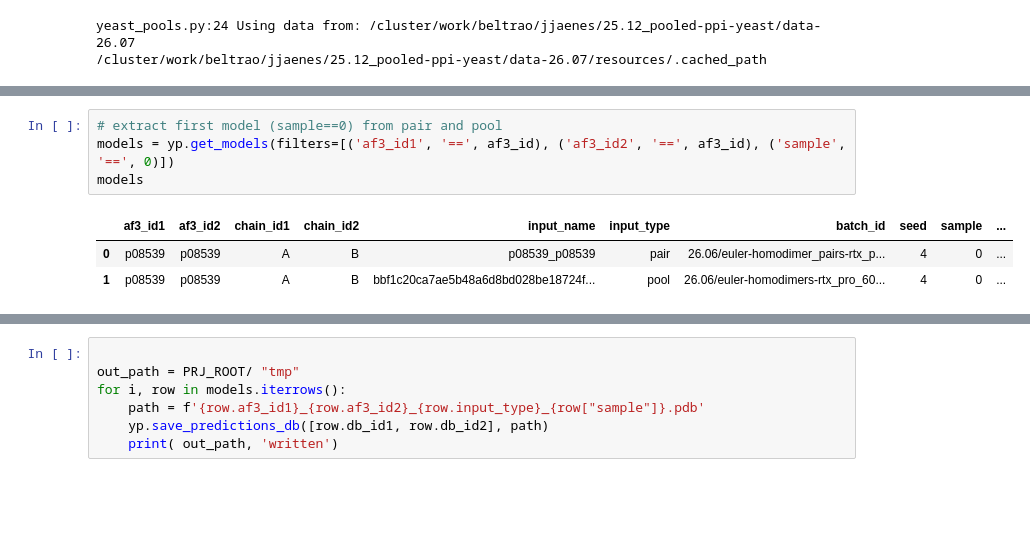
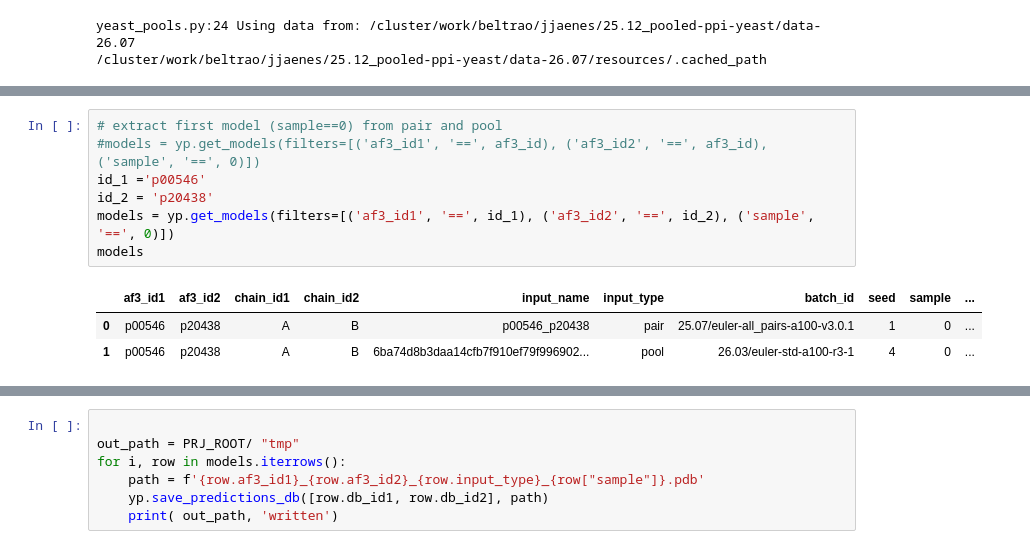
Before and after one commit to Kim-Dammer/master_thesis, a Jupyter notebook: notebooks/08_homomultimers.ipynb, the cells around one changed output, grey strips where cells are left out. Drawn from its saved outputs; the diff is of its cells as text; blank space fills up the shorter version.

```diff
--- a/notebooks/08_homomultimers.ipynb
+++ b/notebooks/08_homomultimers.ipynb
@@ -33,8 +33,11 @@ yp.get_models(filters=[('af3_id1', '==', af3_id), ('af3_id2', '==', af3_id)])
 # %%
 # extract first model (sample==0) from pair and pool
-models = yp.get_models(filters=[('af3_id1', '==', af3_id), ('af3_id2', '==', af3_id), ('sample', '==', 0)])
+#models = yp.get_models(filters=[('af3_id1', '==', af3_id), ('af3_id2', '==', af3_id), ('sample', '==', 0)])
+id_1 ='p00546'
+id_2 = 'p20438'
+models = yp.get_models(filters=[('af3_id1', '==', id_1), ('af3_id2', '==', id_2), ('sample', '==', 0)])
 models
 # %% [output]
 |  | af3_id1 | af3_id2 | chain_id1 | chain_id2 | input_name | input_type | batch_id | seed | sample | ... |
-| 0 | p08539 | p08539 | A | B | p08539_p08539 | pair | 26.06/euler-homodimer_pairs-rtx_p... | 4 | 0 | ... |
-| 1 | p08539 | p08539 | A | B | bbf1c20ca7ae5b48a6d8bd028be18724f... | pool | 26.06/euler-homodimers-rtx_pro_60... | 4 | 0 | ... |
+| 0 | p00546 | p20438 | A | B | p00546_p20438 | pair | 25.07/euler-all_pairs-a100-v3.0.1 | 1 | 0 | ... |
+| 1 | p00546 | p20438 | A | B | 6ba74d8b3daa14cfb7f910ef79f996902... | pool | 26.03/euler-std-a100-r3-1 | 4 | 0 | ... |
```
Also changed, not shown: parts of 8 cells of this notebook, 9 other files.
